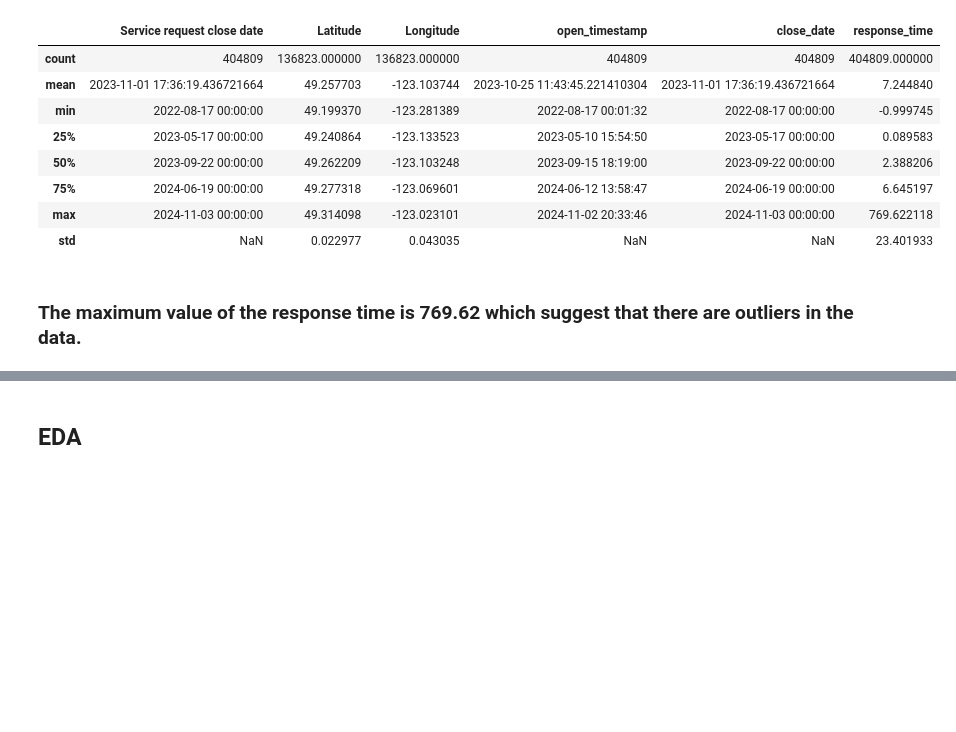
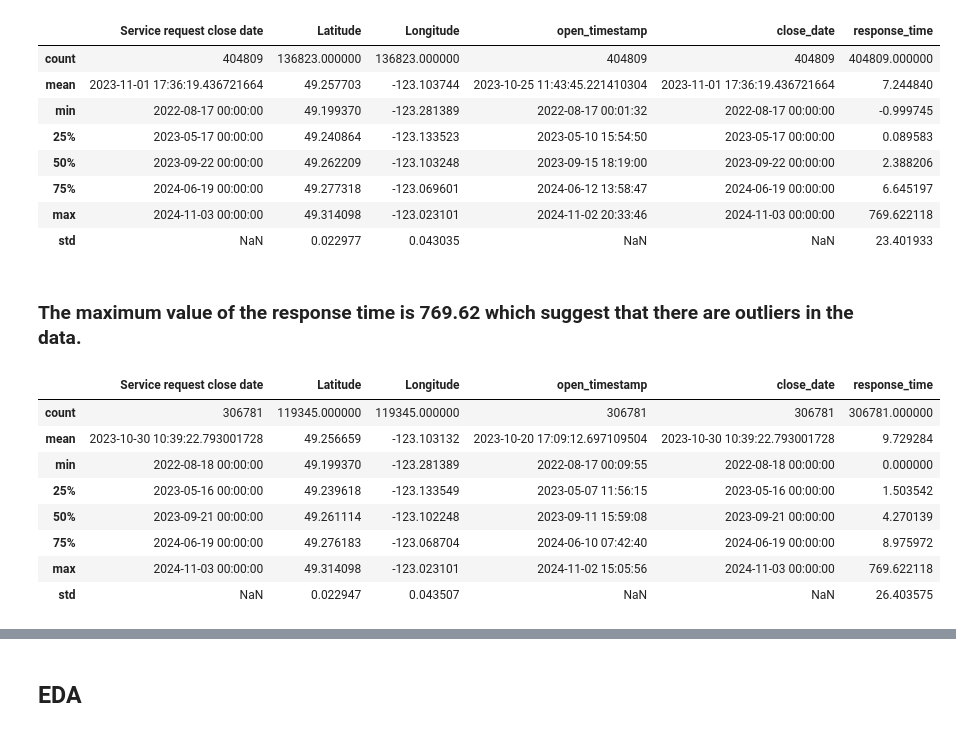
Before and after one commit to 0x1AY/Van311-Statistical-Analysis, a Jupyter notebook: main.ipynb, the cells around one changed output, grey strips where cells are left out. Saved outputs shown, nothing was run; the diff lists cells and outputs as text; code cells hidden in the pictures; blank space fills up the shorter version.

```diff
--- a/main.ipynb
+++ b/main.ipynb
@@ -142,6 +142,21 @@ df.describe()
 | std | NaN | 0.022977 | 0.043035 | NaN | NaN | 23.401933 |
 # %% [markdown]
 ### The maximum value of the response time is 769.62 which suggest that there are outliers in the data.
+# %%
+# filter out response time with negative values.
+df = df[df['response_time'] >= 0]
+df.describe()
+# df['response_time'].describe()
+# %% [output]
+|  | Service request close date | Latitude | Longitude | open_timestamp | close_date | response_time |
+| count | 306781 | 119345.000000 | 119345.000000 | 306781 | 306781 | 306781.000000 |
+| mean | 2023-10-30 10:39:22.793001728 | 49.256659 | -123.103132 | 2023-10-20 17:09:12.697109504 | 2023-10-30 10:39:22.793001728 | 9.729284 |
+| min | 2022-08-18 00:00:00 | 49.199370 | -123.281389 | 2022-08-17 00:09:55 | 2022-08-18 00:00:00 | 0.000000 |
+| 25% | 2023-05-16 00:00:00 | 49.239618 | -123.133549 | 2023-05-07 11:56:15 | 2023-05-16 00:00:00 | 1.503542 |
+| 50% | 2023-09-21 00:00:00 | 49.261114 | -123.102248 | 2023-09-11 15:59:08 | 2023-09-21 00:00:00 | 4.270139 |
+| 75% | 2024-06-19 00:00:00 | 49.276183 | -123.068704 | 2024-06-10 07:42:40 | 2024-06-19 00:00:00 | 8.975972 |
+| max | 2024-11-03 00:00:00 | 49.314098 | -123.023101 | 2024-11-02 15:05:56 | 2024-11-03 00:00:00 | 769.622118 |
+| std | NaN | 0.022947 | 0.043507 | NaN | NaN | 26.403575 |
 # %%
 # I want to convert departments to distinct individual departments, ie (ENG - Parking Management becomes ENG)
 
```
Also changed, not shown: parts of 12 cells of this notebook, 1 other file.
